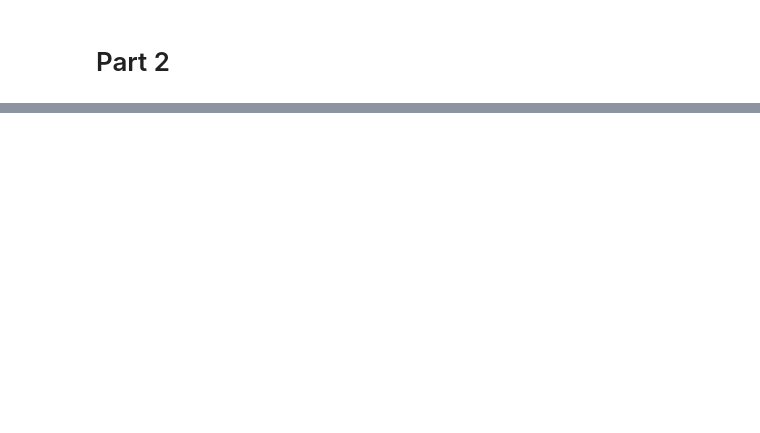
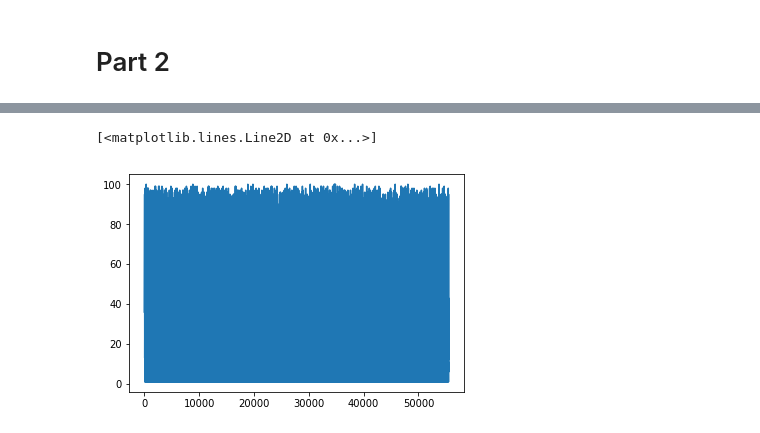
Before and after one commit to thiago1080/pubg, a Jupyter notebook: kernel7ba5fc4ccf.ipynb, the cells around one changed output, grey strips where cells are left out. Drawn from its saved outputs; the diff is of its cells as text; code cells hidden in the pictures; blank space fills up the shorter version.

```diff
--- a/kernel7ba5fc4ccf.ipynb
+++ b/kernel7ba5fc4ccf.ipynb
@@ -263,0 +189,2 @@ np.where(a==7)
+# %%
+df5 = df4.sort_index(level=(0,1,2,3))
@@ -263,0 +230,2 @@ np.where(a==7)
+# %%
+df5['gid'] = df5.index(level=5)
@@ -263,0 +234,2 @@ np.where(a==7)
+# %%
+df5.rename(columns={'groupId':'gid'}, inplace=True)
@@ -263,0 +271,12 @@ np.where(a==7)
+# %%
+dfclean = df5.drop(['Id','groupId', 'assists', 'boosts', 'damageDealt', 'DBNOs',
+       'headshotKills', 'heals', 'killPoints', 'killStreaks', 'longestKill',
+       'matchDuration', 'matchType', 'maxPlace', 'numGroups', 'rankPoints',
+       'revives', 'rideDistance', 'roadKills', 'swimDistance', 'teamKills',
+       'vehicleDestroys', 'walkDistance', 'weaponsAcquired', 'winPoints'
+        ], axis=1)
+# %%
+plt.plot(dfclean['killPlace'].values)
+# %% [output]
+[<matplotlib.lines.Line2D at 0x...>]
+[figure, added]
```
Also changed, not shown: parts of 113 cells of this notebook, 1 other file.
